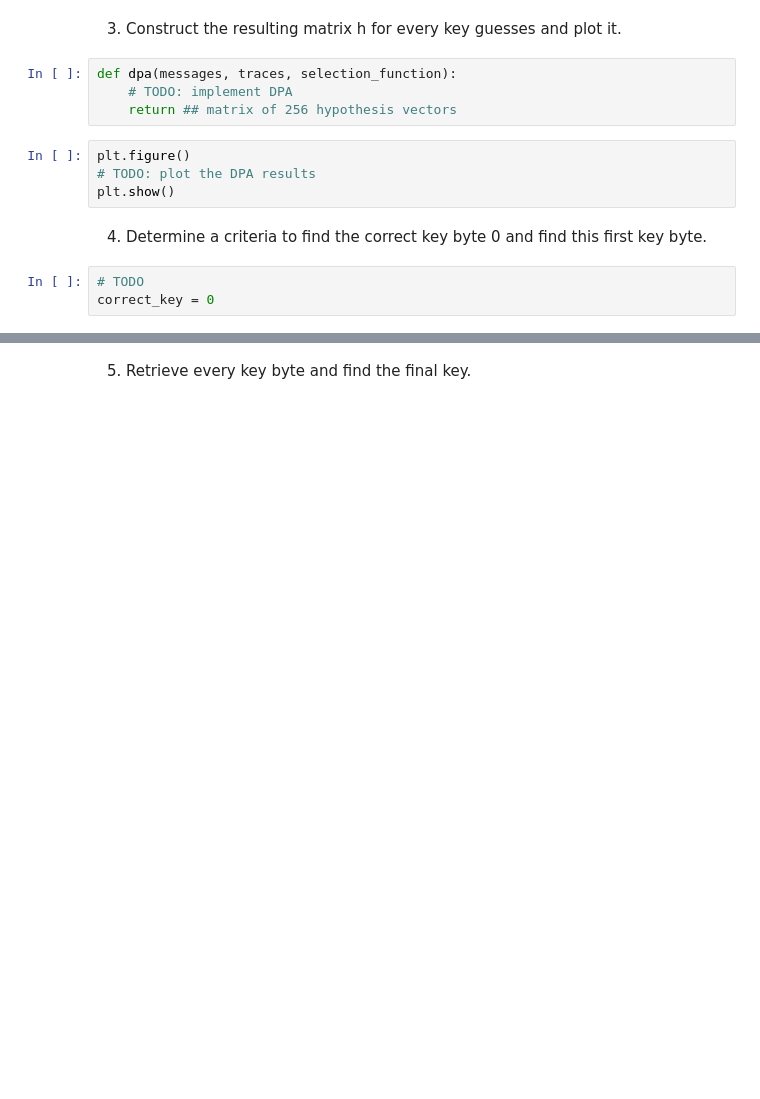
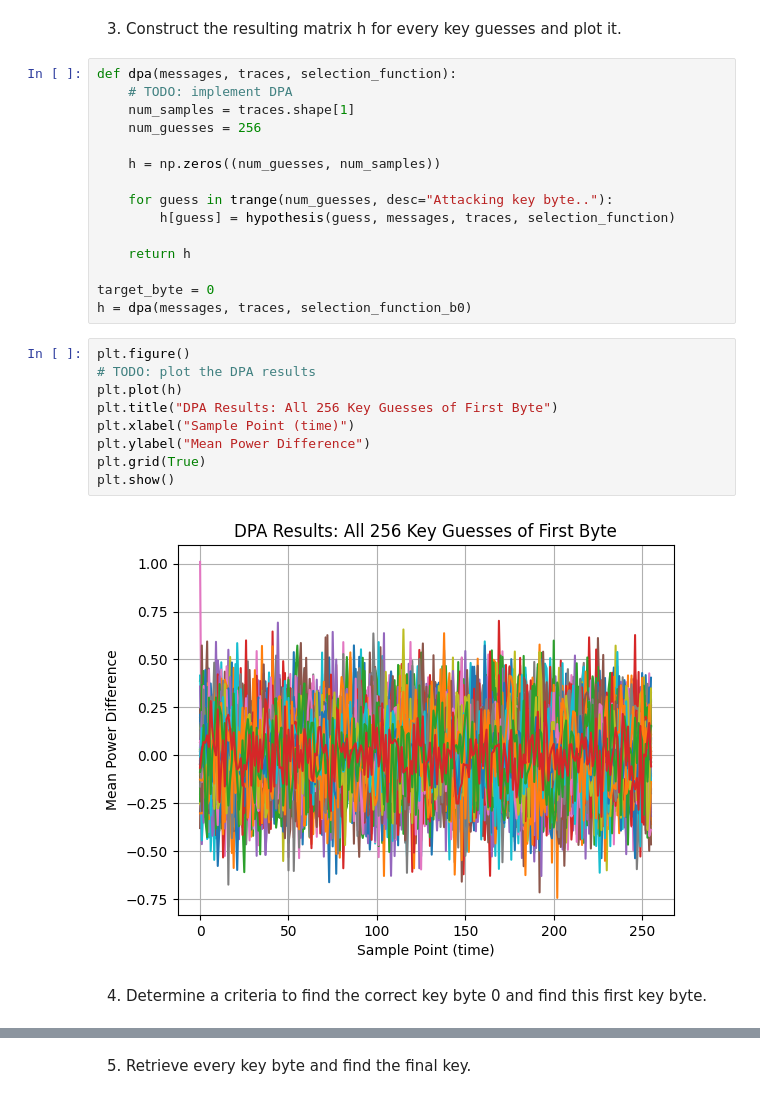
Before and after one commit to kimihameha/side-channel, a Jupyter notebook: 3 - DPA AES.ipynb, the cells around one changed output, grey strips where cells are left out. Drawn from its saved outputs; the diff is of its cells as text; blank space fills up the shorter version.

```diff
--- a/3 - DPA AES.ipynb
+++ b/3 - DPA AES.ipynb
@@ -336,15 +467,30 @@ def hypothesis(guess, messages, traces, selection_function):
 # %% [markdown]
 3. Construct the resulting matrix h for every key guesses and plot it.
-# %%
-def dpa(messages, traces, selection_function):
-    # TODO: implement DPA
-    return ## matrix of 256 hypothesis vectors
-# %%
-plt.figure()
-# TODO: plot the DPA results
-plt.show()
+# %%
+def dpa(messages, traces, selection_function):
+    # TODO: implement DPA
+    num_samples = traces.shape[1]
+    num_guesses = 256
+
+    h = np.zeros((num_guesses, num_samples))
+
+    for guess in trange(num_guesses, desc="Attacking key byte.."):
+        h[guess] = hypothesis(guess, messages, traces, selection_function)
+
+    return h
+
+target_byte = 0
+h = dpa(messages, traces, selection_function_b0)
+# %%
+plt.figure()
+# TODO: plot the DPA results
+plt.plot(h)
+plt.title("DPA Results: All 256 Key Guesses of First Byte")
+plt.xlabel("Sample Point (time)")
+plt.ylabel("Mean Power Difference")
+plt.grid(True)
+plt.show()
+# %% [output]
+[figure, added]
 # %% [markdown]
 4. Determine a criteria to find the correct key byte 0 and find this first key byte.
-# %%
-# TODO
-correct_key = 0
```
Also changed, not shown: parts of 25 cells of this notebook.
